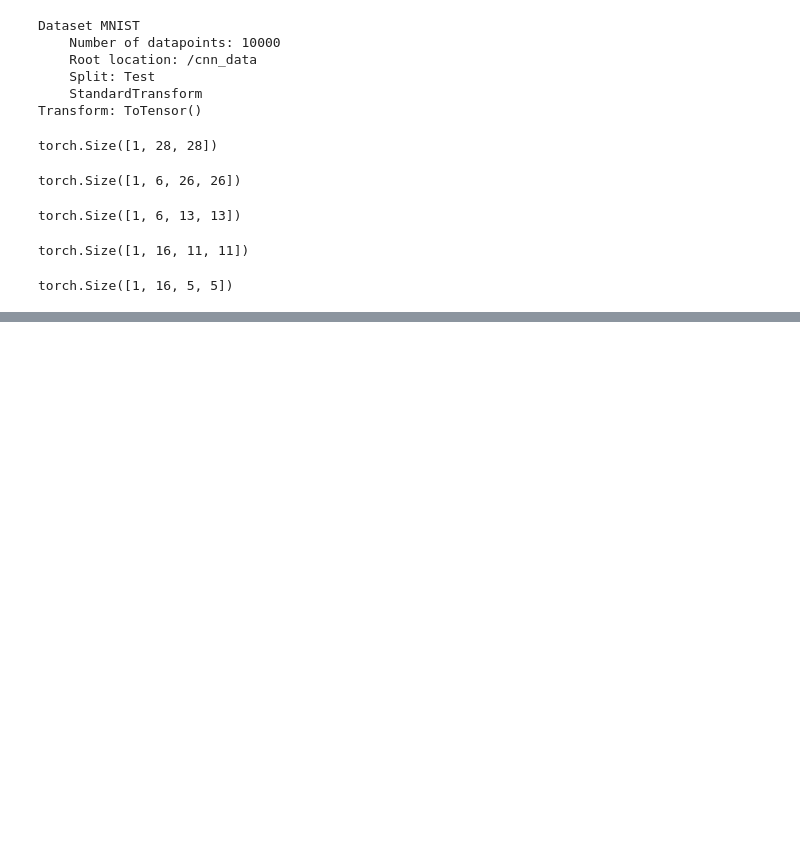
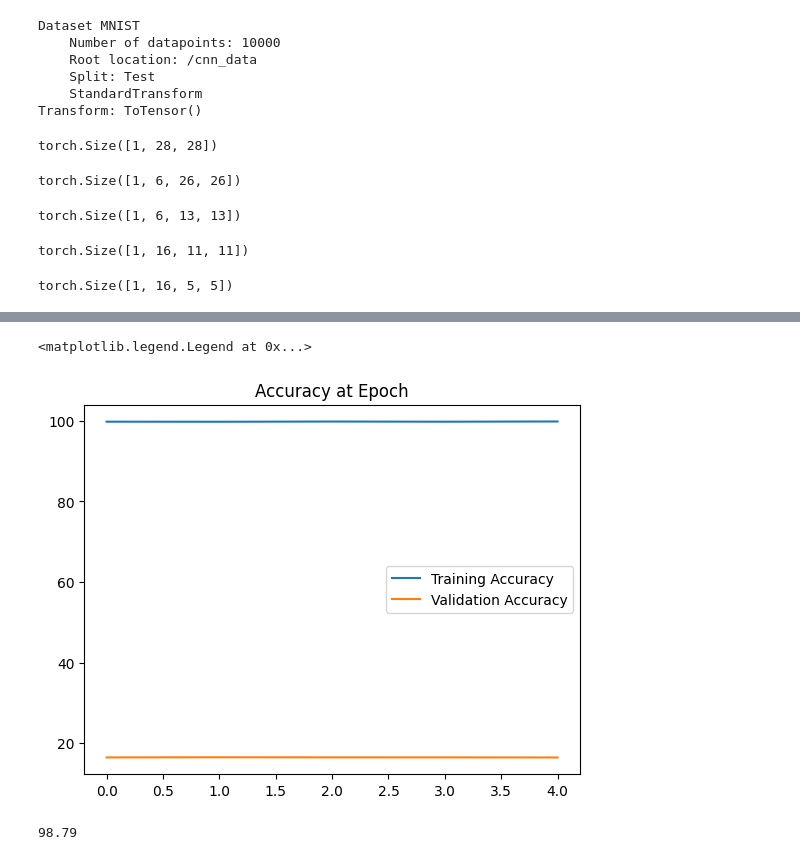
Before and after one commit to rexian/ML, a Jupyter notebook: pytorch_CNN.ipynb, the cells around one changed output, grey strips where cells are left out. Drawn from its saved outputs; the diff is of its cells as text; code cells hidden in the pictures; blank space fills up the shorter version.

```diff
--- a/pytorch_CNN.ipynb
+++ b/pytorch_CNN.ipynb
@@ -107,0 +240,21 @@ torch.Size([1, 16, 5, 5])
+# %%
+# Graph the accuracy at the end of each epoch
+plt.plot([t.item()/600 for t in train_correct], label='Training Accuracy')
+plt.plot([t.item()/600 for t in test_correct], label='Validation Accuracy')
+plt.title('Accuracy at Epoch')
+plt.legend()
+# %% [output]
+<matplotlib.legend.Legend at 0x...>
+[figure, added]
+# %%
+# Accuracy
+test_load_everything = DataLoader(test_data, batch_size=10000, shuffle=False)
+with torch.no_grad():
+  correct = 0
+  for X_test, y_test in test_load_everything:
+    y_val = model(X_test)
+    predicted = torch.max(y_val.data, 1)[1]
+    correct += (predicted == y_test).sum()
+correct.item()/len(test_data) * 100
+# %% [output]
+98.79
```
Also changed, not shown: parts of 15 cells of this notebook.
